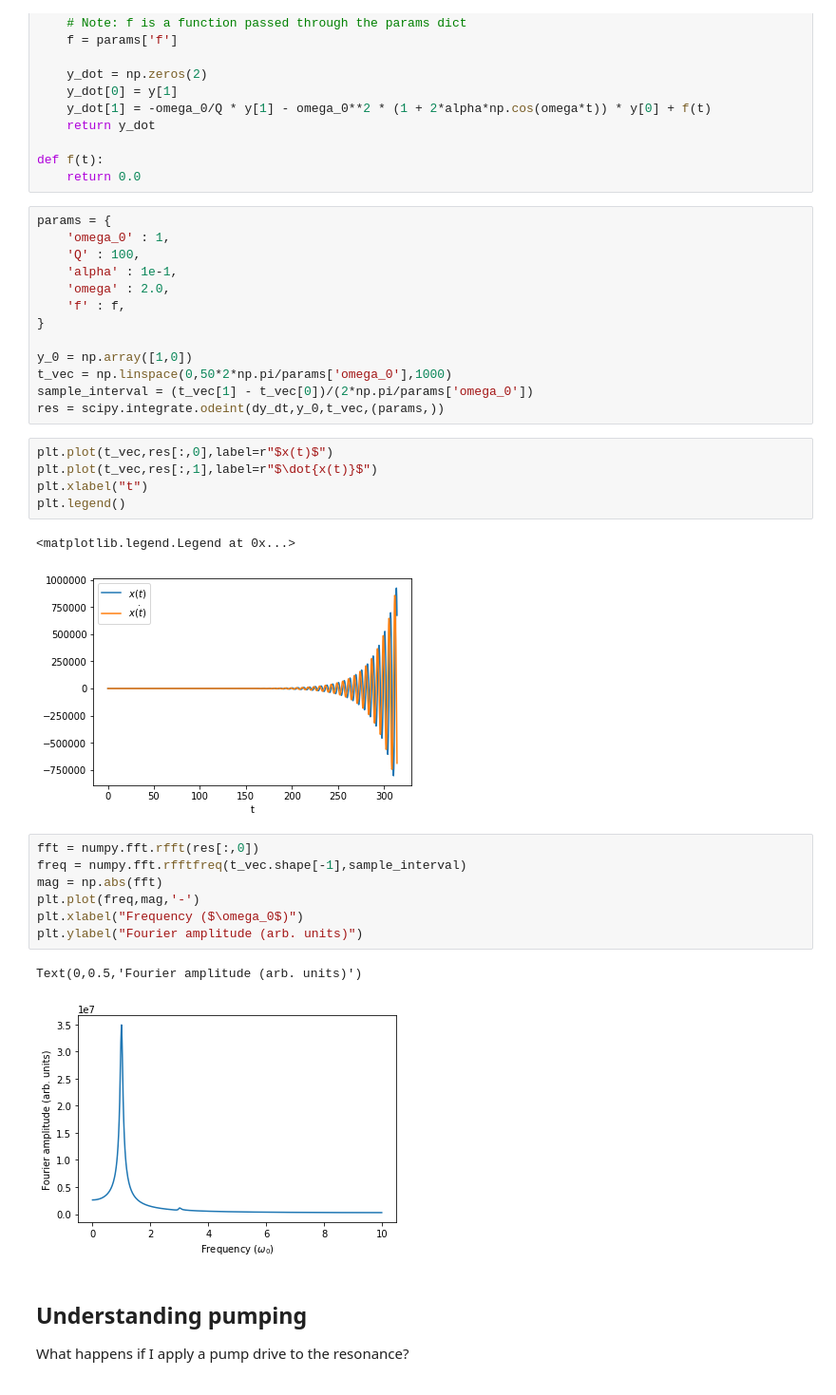
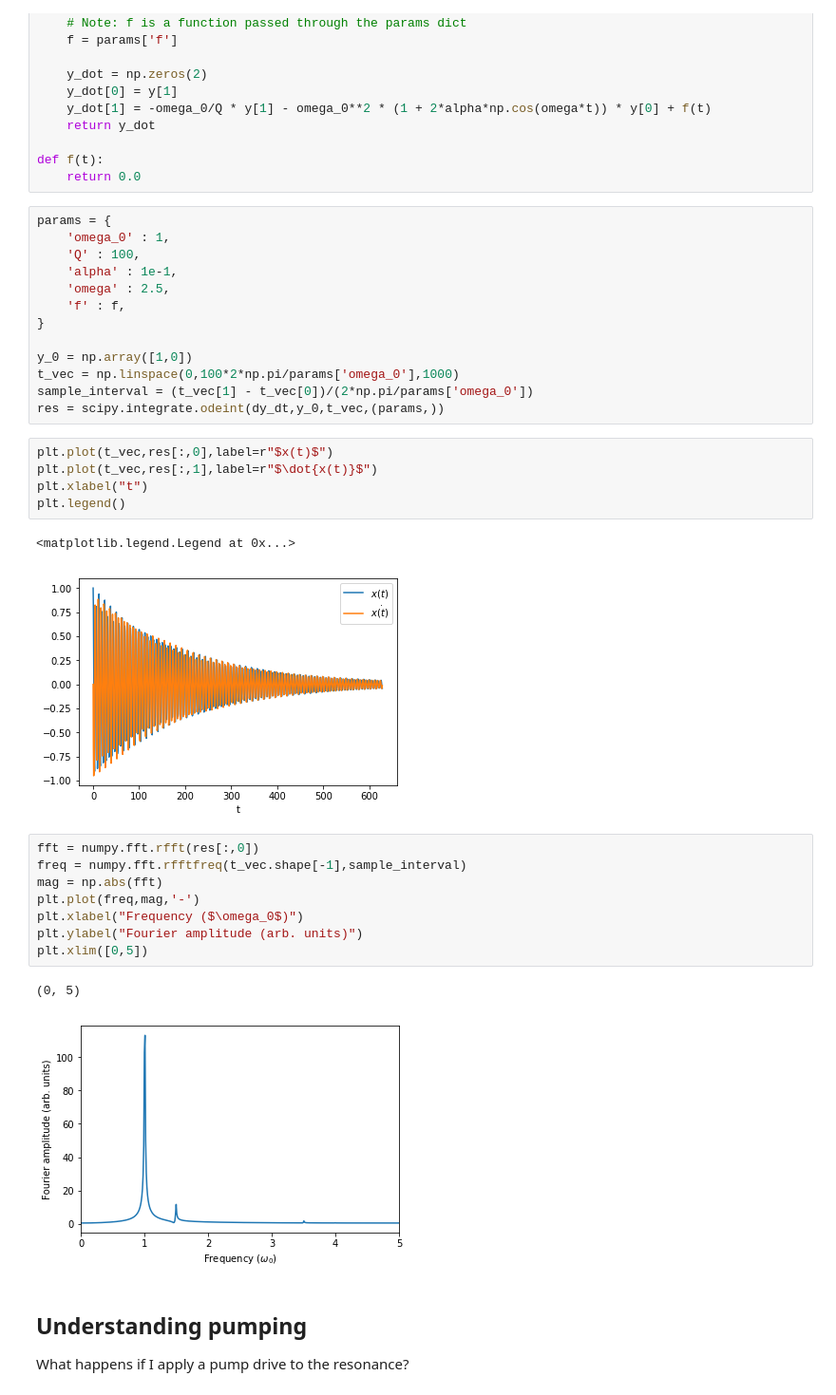
Before and after one commit to sandeshkalantre/parametric-resonnace, a Jupyter notebook: Parametric Resonance.ipynb, the cells around one changed output. Shown: that part at 95% size. Saved outputs shown, nothing was run; the diff lists cells and outputs as text.

```diff
--- a/Parametric Resonance.ipynb
+++ b/Parametric Resonance.ipynb
@@ -37,12 +37,12 @@ params = {
     'omega_0' : 1,
     'Q' : 100,
     'alpha' : 1e-1,
-    'omega' : 2.0,
+    'omega' : 2.5,
     'f' : f,
 }
 
 y_0 = np.array([1,0])
-t_vec = np.linspace(0,50*2*np.pi/params['omega_0'],1000)
+t_vec = np.linspace(0,100*2*np.pi/params['omega_0'],1000)
 sample_interval = (t_vec[1] - t_vec[0])/(2*np.pi/params['omega_0'])
 res = scipy.integrate.odeint(dy_dt,y_0,t_vec,(params,))
 # %%
@@ -52,17 +52,18 @@ plt.xlabel("t")
 plt.legend()
 # %% [output]
 <matplotlib.legend.Legend at 0x...>
-[figure, old version]
+[figure, new version]
 # %%
 fft = numpy.fft.rfft(res[:,0])
 freq = numpy.fft.rfftfreq(t_vec.shape[-1],sample_interval)
 mag = np.abs(fft)
 plt.plot(freq,mag,'-')
 plt.xlabel("Frequency ($\omega_0$)")
 plt.ylabel("Fourier amplitude (arb. units)")
+plt.xlim([0,5])
 # %% [output]
-Text(0,0.5,'Fourier amplitude (arb. units)')
+(0, 5)
-[figure, old version]
+[figure, new version]
 # %% [markdown]
 ## Understanding pumping
 What happens if I apply a pump drive to the resonance?
```
Also changed, not shown: parts of 3 cells of this notebook, 2 other files.
